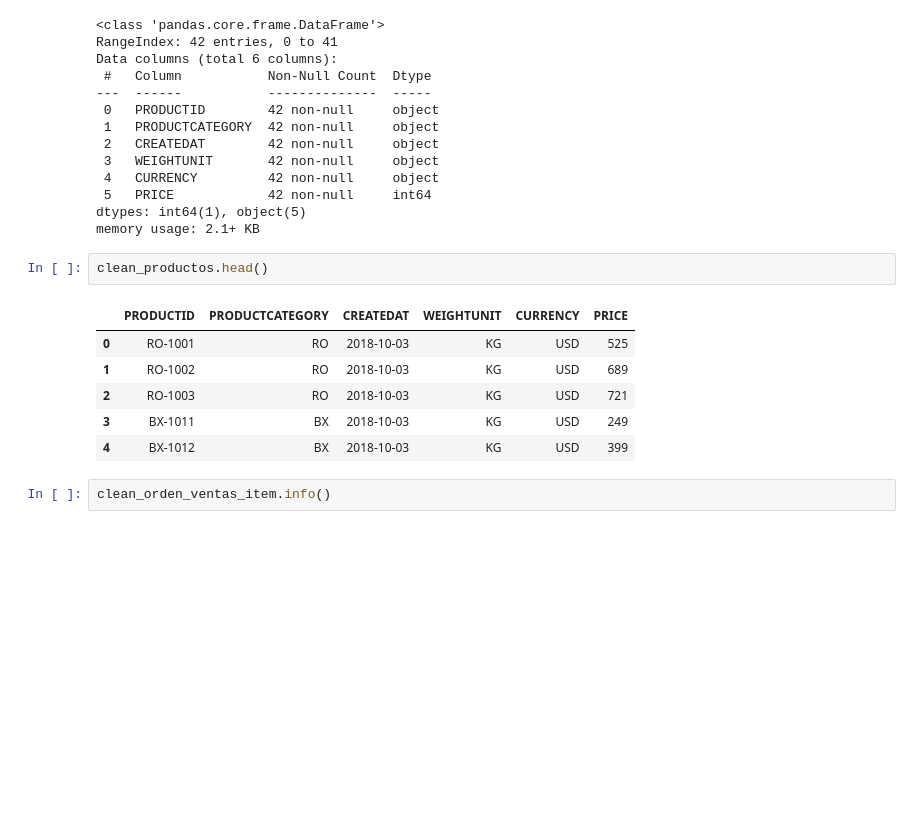
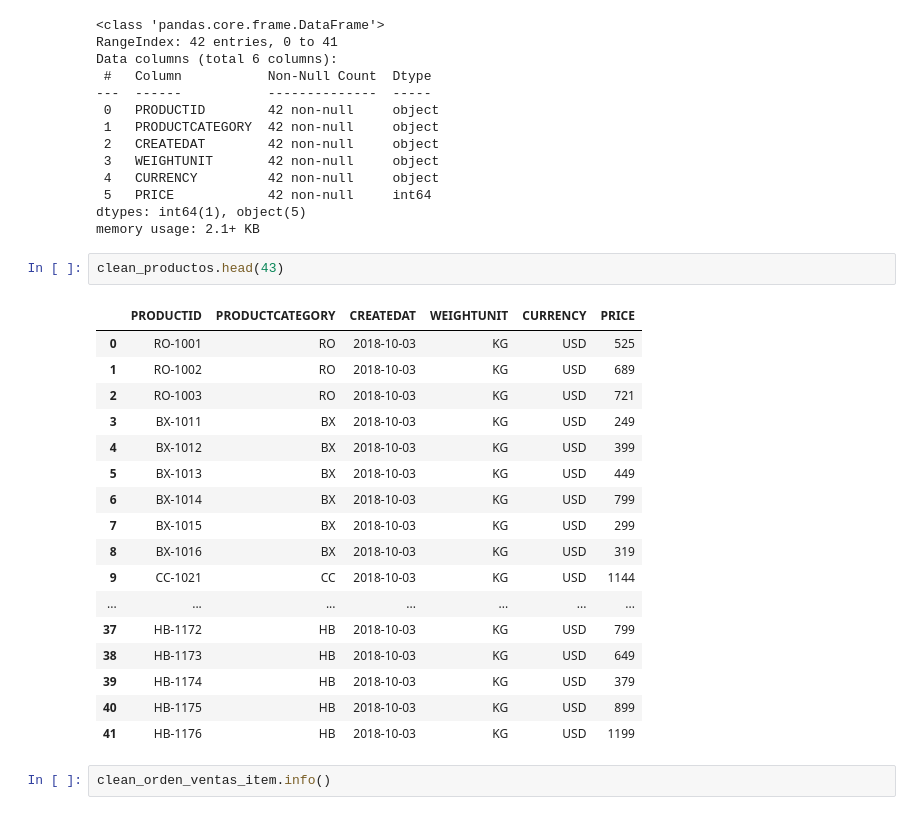
Before and after one commit to JosuandPM/FundamentosCD-analitica-avanzada, a Jupyter notebook: notebook/Feature_Engineering.ipynb, the cells around one changed output. Cells and saved outputs as stored; diff of their text form; blank space fills up the shorter version.

```diff
--- a/notebook/Feature_Engineering.ipynb
+++ b/notebook/Feature_Engineering.ipynb
@@ -53,14 +53,25 @@ Data columns (total 6 columns):
 dtypes: int64(1), object(5)
 memory usage: 2.1+ KB
 # %%
-clean_productos.head()
+clean_productos.head(43)
 # %% [output]
 |  | PRODUCTID | PRODUCTCATEGORY | CREATEDAT | WEIGHTUNIT | CURRENCY | PRICE |
 | 0 | RO-1001 | RO | 2018-10-03 | KG | USD | 525 |
 | 1 | RO-1002 | RO | 2018-10-03 | KG | USD | 689 |
 | 2 | RO-1003 | RO | 2018-10-03 | KG | USD | 721 |
 | 3 | BX-1011 | BX | 2018-10-03 | KG | USD | 249 |
 | 4 | BX-1012 | BX | 2018-10-03 | KG | USD | 399 |
+| 5 | BX-1013 | BX | 2018-10-03 | KG | USD | 449 |
+| 6 | BX-1014 | BX | 2018-10-03 | KG | USD | 799 |
+| 7 | BX-1015 | BX | 2018-10-03 | KG | USD | 299 |
+| 8 | BX-1016 | BX | 2018-10-03 | KG | USD | 319 |
+| 9 | CC-1021 | CC | 2018-10-03 | KG | USD | 1144 |
+| ... | ... | ... | ... | ... | ... | ... |
+| 37 | HB-1172 | HB | 2018-10-03 | KG | USD | 799 |
+| 38 | HB-1173 | HB | 2018-10-03 | KG | USD | 649 |
+| 39 | HB-1174 | HB | 2018-10-03 | KG | USD | 379 |
+| 40 | HB-1175 | HB | 2018-10-03 | KG | USD | 899 |
+| 41 | HB-1176 | HB | 2018-10-03 | KG | USD | 1199 |
 # %%
 clean_orden_ventas_item.info()
 # %% [output]
```
Also changed, not shown: parts of 1 cell of this notebook, 2 other files.
